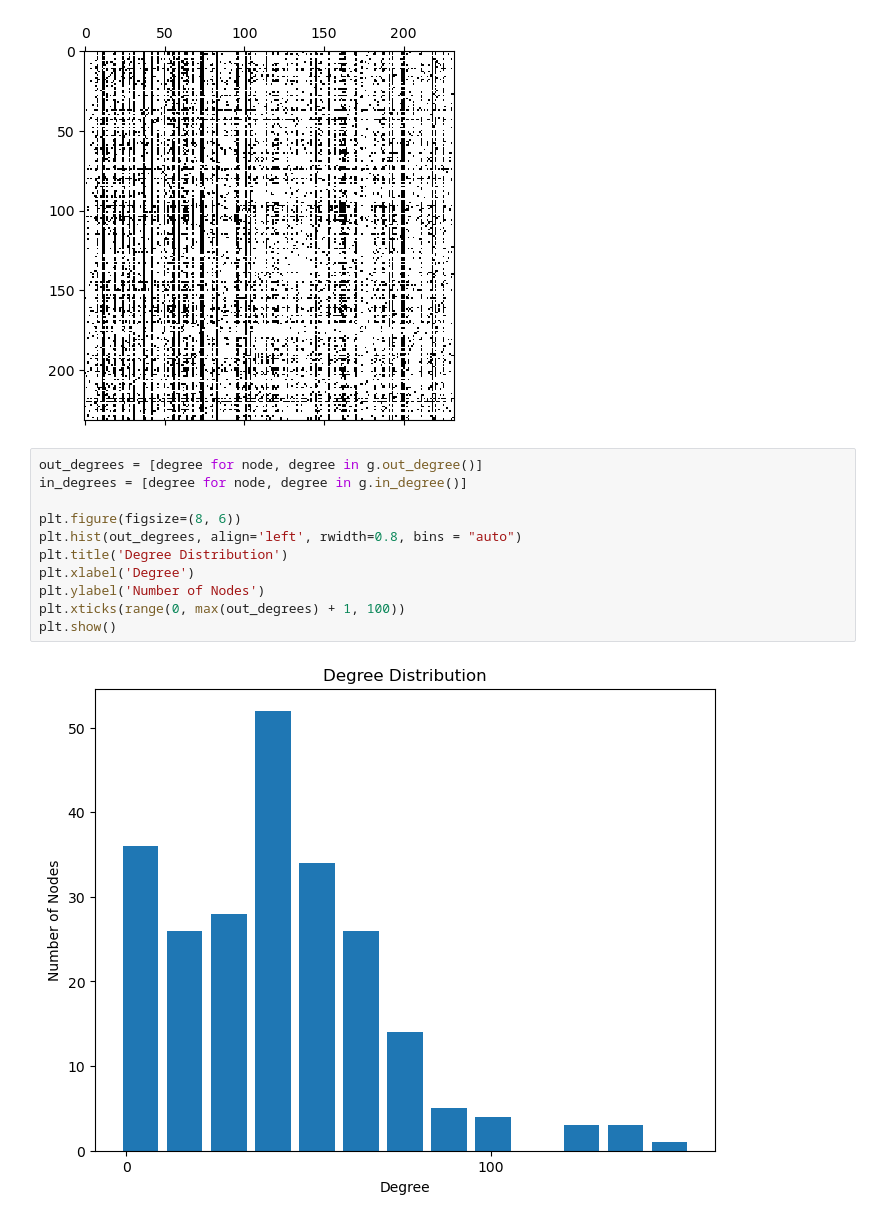
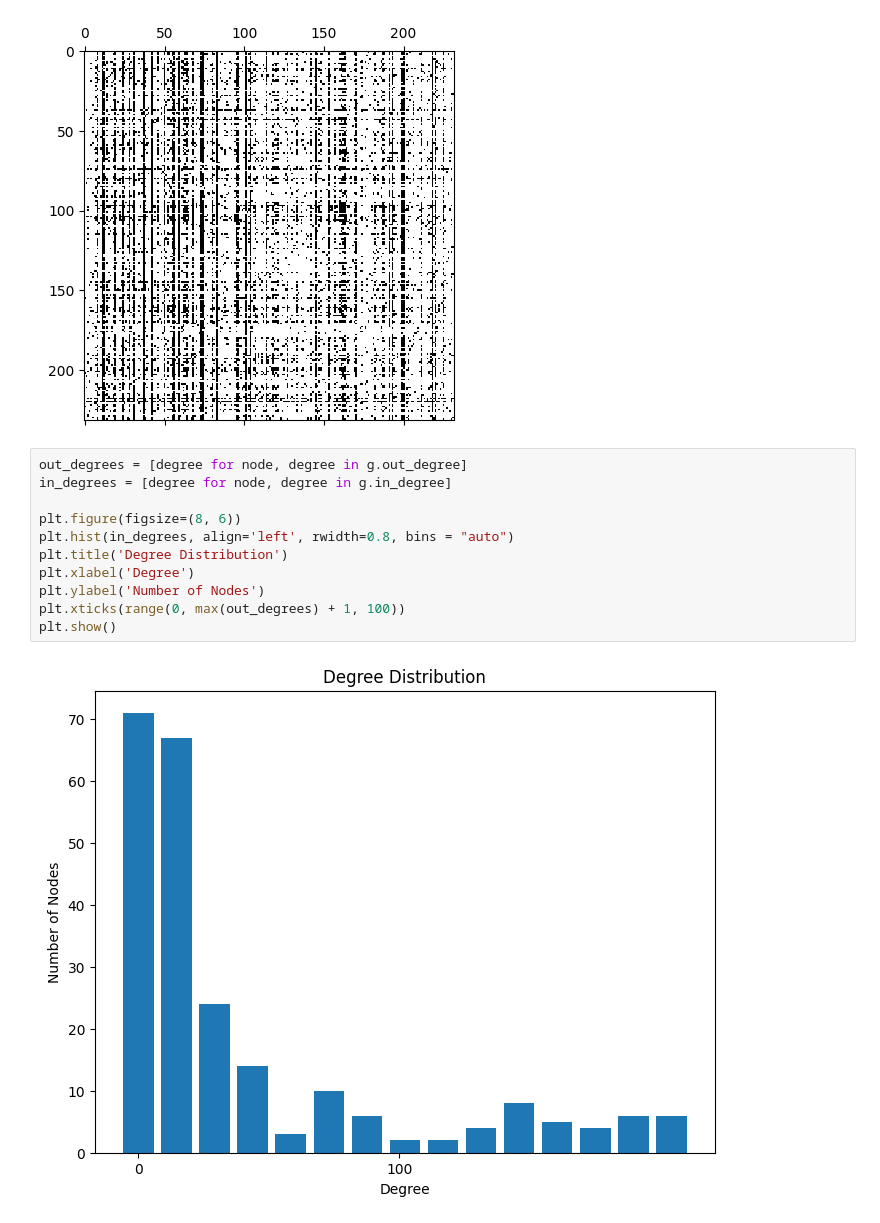
Before and after one commit to Ethangx8/AdvancedDataScienceCN, a Jupyter notebook: notebook/notebook.ipynb, the cells around one changed output. Cells and saved outputs as stored; diff of their text form.

```diff
--- a/notebook/notebook.ipynb
+++ b/notebook/notebook.ipynb
@@ -171,15 +174,15 @@ plt.show()
 # %% [output]
 [figure]
 # %%
-out_degrees = [degree for node, degree in g.out_degree()]
-in_degrees = [degree for node, degree in g.in_degree()]
+out_degrees = [degree for node, degree in g.out_degree]
+in_degrees = [degree for node, degree in g.in_degree]
 
 plt.figure(figsize=(8, 6))
-plt.hist(out_degrees, align='left', rwidth=0.8, bins = "auto")
+plt.hist(in_degrees, align='left', rwidth=0.8, bins = "auto")
 plt.title('Degree Distribution')
 plt.xlabel('Degree')
 plt.ylabel('Number of Nodes')
 plt.xticks(range(0, max(out_degrees) + 1, 100))
 plt.show()
 # %% [output]
-[figure, old version]
+[figure, new version]
```
Also changed, not shown: parts of 10 cells of this notebook.
